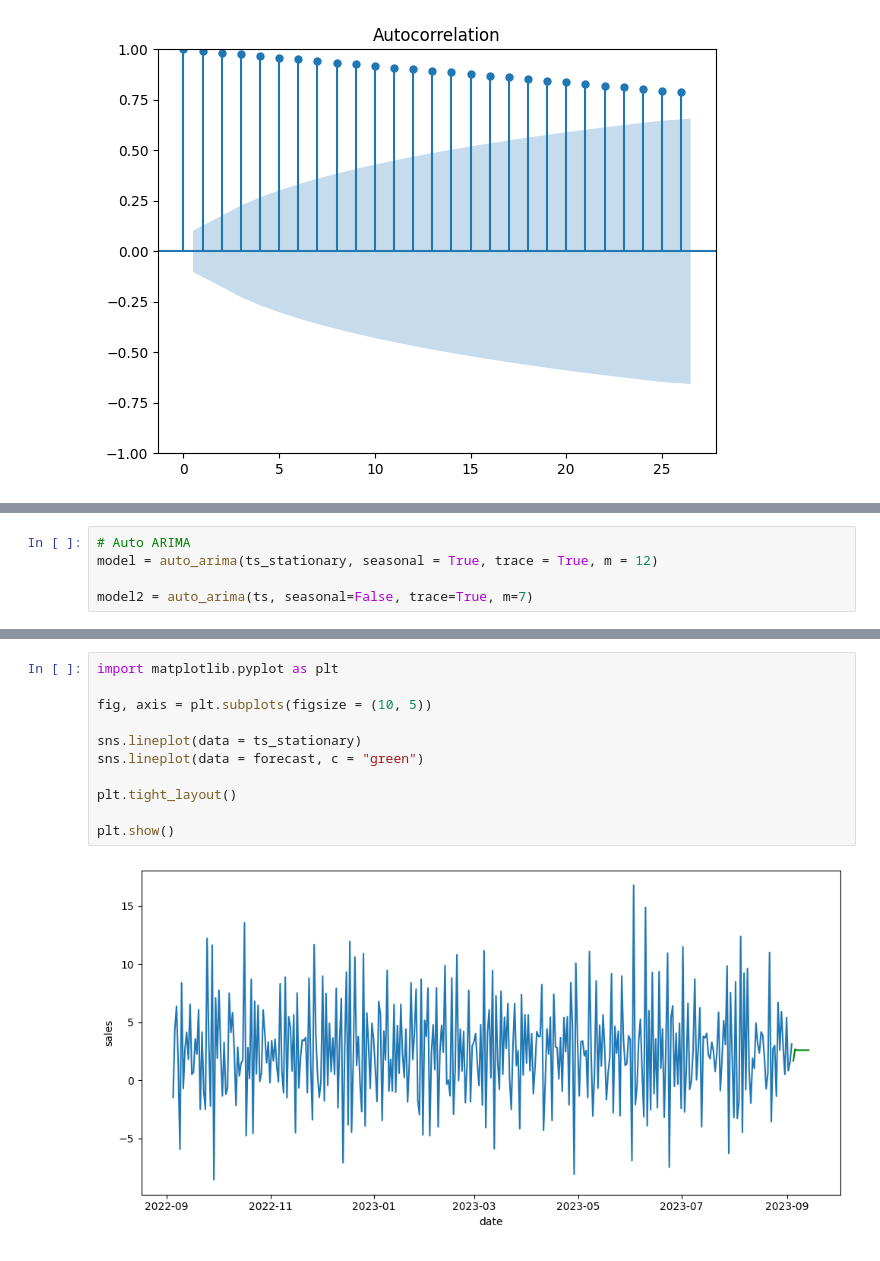
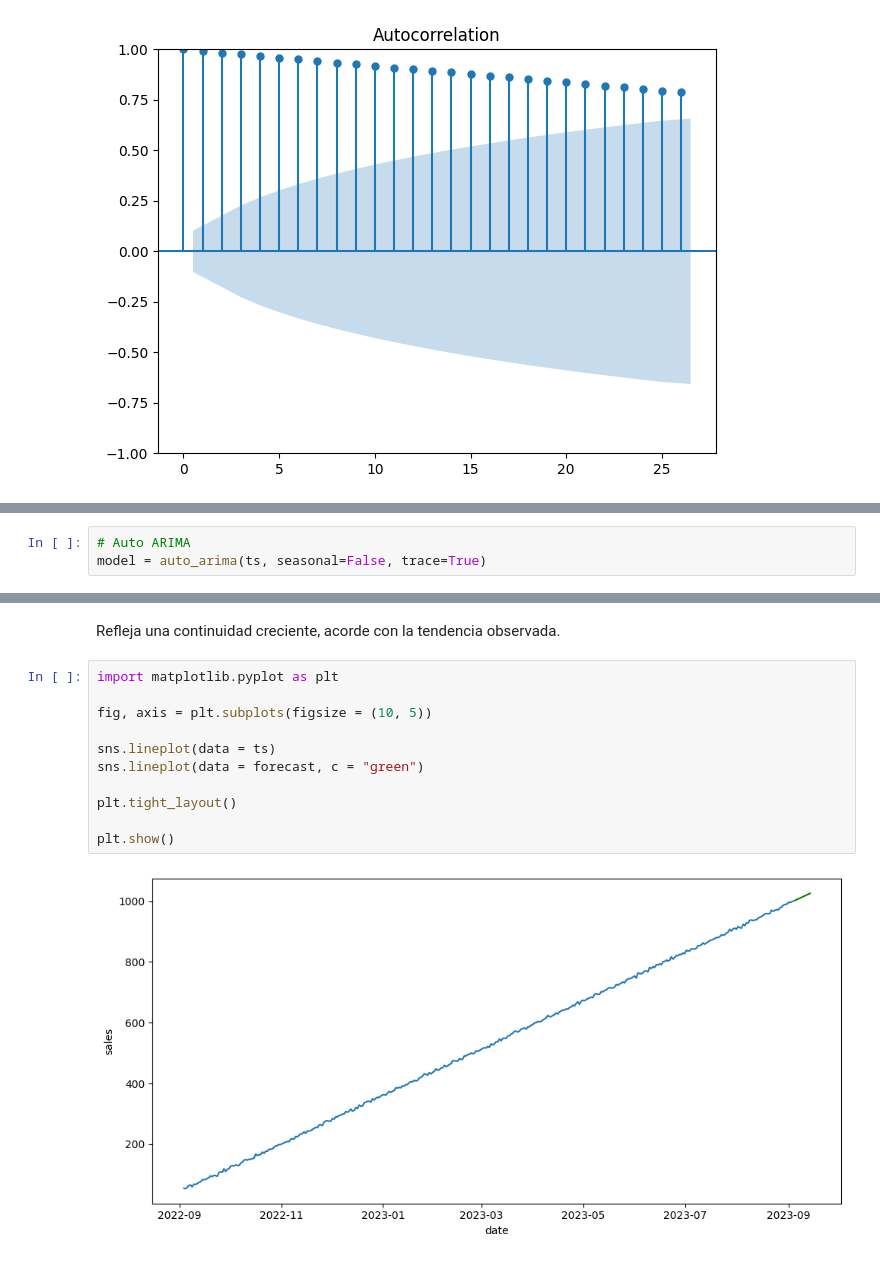
Before and after one commit to 4GeeksAcademy/pille9-alternative-time-series, a Jupyter notebook: src/explore.ipynb, the cells around one changed output, grey strips where cells are left out. Drawn from its saved outputs; the diff is of its cells as text.

```diff
--- a/src/explore.ipynb
+++ b/src/explore.ipynb
@@ -139,7 +132,5 @@ dtype: float64
 # %%
 # Auto ARIMA
-model = auto_arima(ts_stationary, seasonal = True, trace = True, m = 12)
-
-model2 = auto_arima(ts, seasonal=False, trace=True, m=7)
+model = auto_arima(ts, seasonal=False, trace=True)
 # %% [output]
 Performing stepwise search to minimize aic
@@ -229,13 +188,15 @@ Freq: D, dtype: float64
+# %% [markdown]
+Refleja una continuidad creciente, acorde con la tendencia observada.
 # %%
 import matplotlib.pyplot as plt
 
 fig, axis = plt.subplots(figsize = (10, 5))
 
-sns.lineplot(data = ts_stationary)
+sns.lineplot(data = ts)
 sns.lineplot(data = forecast, c = "green")
 
 plt.tight_layout()
 
 plt.show()
 # %% [output]
-[figure, old version]
+[figure, new version]
```
Also changed, not shown: parts of 12 cells of this notebook, 1 other file.
